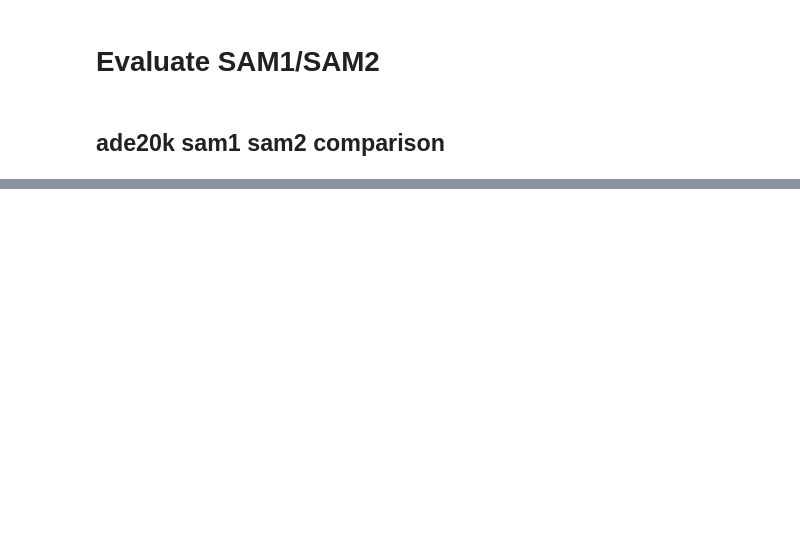
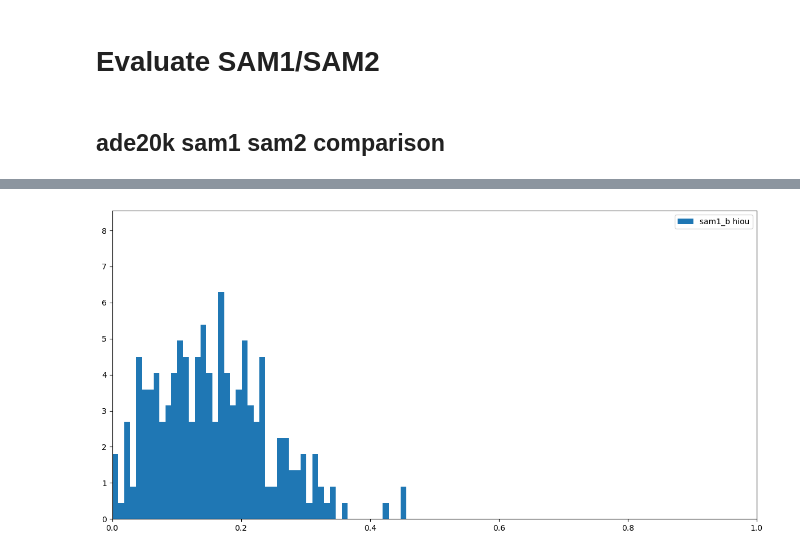
Before and after one commit to JakobLC/diffusion2, a Jupyter notebook: nice_script2.ipynb, the cells around one changed output, grey strips where cells are left out. Saved outputs shown, nothing was run; the diff lists cells and outputs as text; code cells hidden in the pictures; blank space fills up the shorter version.

```diff
--- a/nice_script2.ipynb
+++ b/nice_script2.ipynb
@@ -96,0 +81,4 @@ plt.axis("off")
+# %%
+ssm.hist(ss_idx=[0],metric_names="hiou",bins=50)
+# %% [output]
+[figure, added]
```
Also changed, not shown: parts of 22 cells of this notebook, 6 other files.
